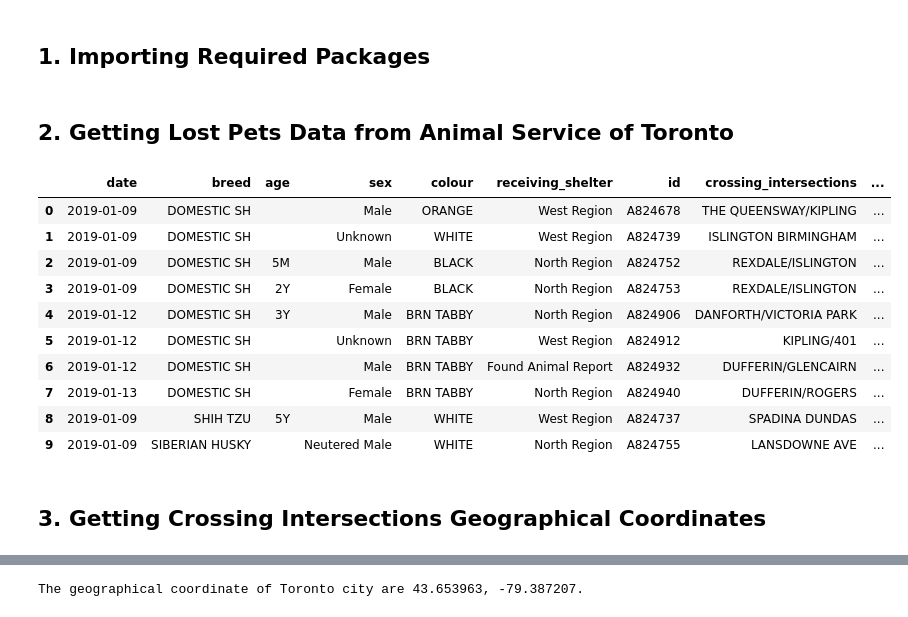
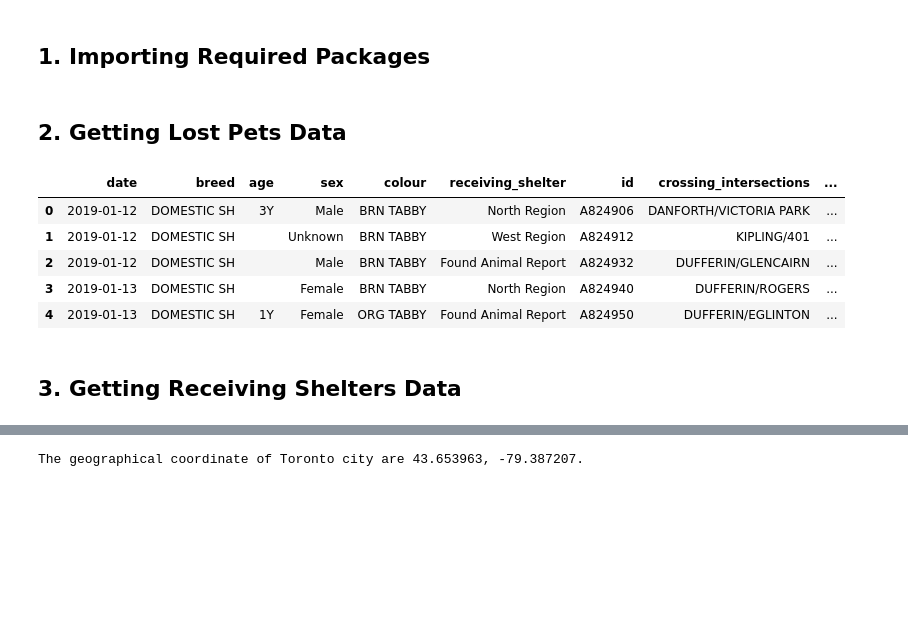
Before and after one commit to gomesluiz/Coursera_Capstone, a Jupyter notebook: w5_source_code.ipynb, the cells around one changed output, grey strips where cells are left out. Cells and saved outputs as stored; diff of their text form; code cells hidden in the pictures; blank space fills up the shorter version.

```diff
--- a/w5_source_code.ipynb
+++ b/w5_source_code.ipynb
@@ -18,9 +18,32 @@ from geopy.geocoders import Nominatim
 from pandas.io.json  import json_normalize
 from sklearn.cluster import KMeans
 # %% [markdown]
-## 2. Getting Lost Pets Data from Animal Service of Toronto
+## 2. Getting Lost Pets Data
+# %%
+def get_coordinates(city, street1, street2=''):
+
+    api_id   = '79foQR1GPJRvsWDGB0Ul'
+    api_code = 'E5YKLSl_O29hf-ipUlPFfQ'
+    latitude = longitude = 0.0
+
+    if (street2 == ''):
+        url = 'https://geocoder.api.here.com/6.2/geocode.json?city={}&street={}&app_id={}&app_code={}&gen=9'
+        address  = url.format(city, street1, api_id, api_code)
+    else:
+        url = 'https://geocoder.api.here.com/6.2/geocode.json?city={}&street={}@{}&app_id={}&app_code={}&gen=9'
+        address  = url.format(city, street1, street2, api_id, api_code)
+
+    try:
+        response = requests.get(address).json()
+        localization = json_normalize(response['Response']['View'][0]['Result'][0]['Location']['DisplayPosition'])
+        latitude  = localization.loc[0, 'Latitude']
+        longitude = localization.loc[0, 'Longitude']
+    except Exception as e:
+        print('Adress {}/{} was not found in geocoder database: {}! '.format(street1, city, str(e)))
+
+    return((latitude, longitude))
 # %%
-def get_missed_pets(url):
+def get_lost_pets(city, url):
     pets = []
     categories = ['Cat', 'Dog']
 
@@ -44,37 +67,30 @@ def get_missed_pets(url):
                     if (len(streets) < 2):
                         streets = cross_intersecs.split(' ')
 
-                    street_1 = streets[0]
-                    street_2 = streets[1]
-
+                    latitude, longitude = get_coordinates(city, streets[0], streets[1])
                     pets.append((cols[0].text.strip(), cols[1].text.strip(), cols[2].text.strip()
                                       , cols[3].text.strip(), cols[4].text.strip(), cols[5].text.strip()
-                                      , cols[6].text.strip(), cross_intersecs, street_1
-                                      , street_2, categories[index]))
+                                      , cols[6].text.strip(), cross_intersecs, latitude
+                                      , longitude, categories[index]))
 
     pets = pd.DataFrame(pets)
     pets.columns = ['date', 'breed', 'age'
                    , 'sex', 'colour', 'receiving_shelter'
-                   , 'id', 'crossing_intersections', 'cross_intersec_st1'
-                   , 'cross_intersec_st2', 'category']
+                   , 'id', 'crossing_intersections', 'cross_intersec_latitude'
+                   , 'cross_intersec_longitude', 'category']
 
     return pets
 # %%
 # getting lost pet information from animal service of Toronto.
 url     = 'https://www.toronto.ca/data/mls/animals/strayanimals.html'
-missed_pets = get_missed_pets(url)
-missed_pets.head(10)
+lost_pets = get_lost_pets('Toronto', url)
+lost_pets.head()
 # %% [output]
 |  | date | breed | age | sex | colour | receiving_shelter | id | crossing_intersections | ... |
-| 0 | 2019-01-09 | DOMESTIC SH |  | Male | ORANGE | West Region | A824678 | THE QUEENSWAY/KIPLING | ... |
-| 1 | 2019-01-09 | DOMESTIC SH |  | Unknown | WHITE | West Region | A824739 | ISLINGTON BIRMINGHAM | ... |
-| 2 | 2019-01-09 | DOMESTIC SH | 5M | Male | BLACK | North Region | A824752 | REXDALE/ISLINGTON | ... |
-| 3 | 2019-01-09 | DOMESTIC SH | 2Y | Female | BLACK | North Region | A824753 | REXDALE/ISLINGTON | ... |
-| 4 | 2019-01-12 | DOMESTIC SH | 3Y | Male | BRN TABBY | North Region | A824906 | DANFORTH/VICTORIA PARK | ... |
-| 5 | 2019-01-12 | DOMESTIC SH |  | Unknown | BRN TABBY | West Region | A824912 | KIPLING/401 | ... |
-| 6 | 2019-01-12 | DOMESTIC SH |  | Male | BRN TABBY | Found Animal Report | A824932 | DUFFERIN/GLENCAIRN | ... |
-| 7 | 2019-01-13 | DOMESTIC SH |  | Female | BRN TABBY | North Region | A824940 | DUFFERIN/ROGERS | ... |
-| 8 | 2019-01-09 | SHIH TZU | 5Y | Male | WHITE | West Region | A824737 | SPADINA DUNDAS | ... |
-| 9 | 2019-01-09 | SIBERIAN HUSKY |  | Neutered Male | WHITE | North Region | A824755 | LANSDOWNE AVE | ... |
+| 0 | 2019-01-12 | DOMESTIC SH | 3Y | Male | BRN TABBY | North Region | A824906 | DANFORTH/VICTORIA PARK | ... |
+| 1 | 2019-01-12 | DOMESTIC SH |  | Unknown | BRN TABBY | West Region | A824912 | KIPLING/401 | ... |
+| 2 | 2019-01-12 | DOMESTIC SH |  | Male | BRN TABBY | Found Animal Report | A824932 | DUFFERIN/GLENCAIRN | ... |
+| 3 | 2019-01-13 | DOMESTIC SH |  | Female | BRN TABBY | North Region | A824940 | DUFFERIN/ROGERS | ... |
+| 4 | 2019-01-13 | DOMESTIC SH | 1Y | Female | ORG TABBY | Found Animal Report | A824950 | DUFFERIN/EGLINTON | ... |
 # %% [markdown]
-## 3. Getting Crossing Intersections Geographical Coordinates
+## 3. Getting Receiving Shelters Data
```
Also changed, not shown: parts of 34 cells of this notebook, 1 other file.
